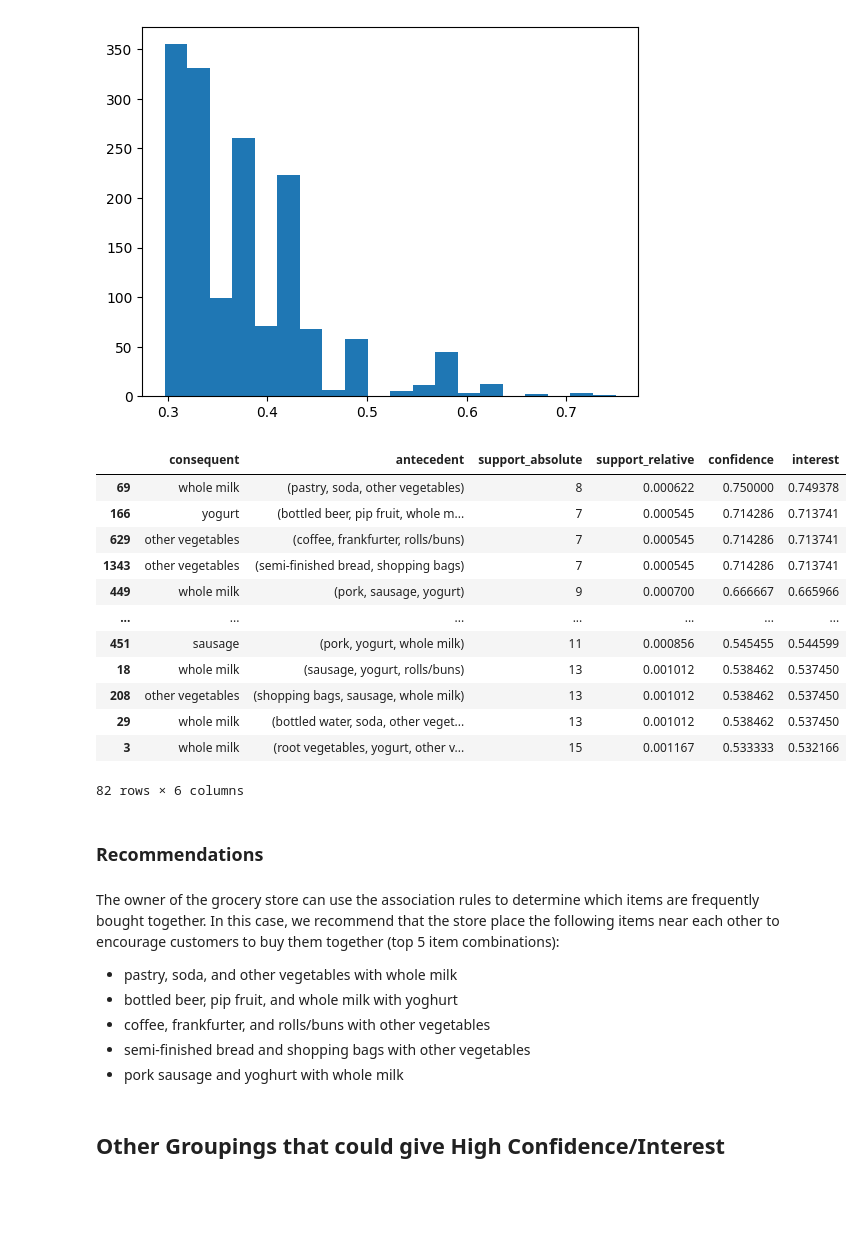
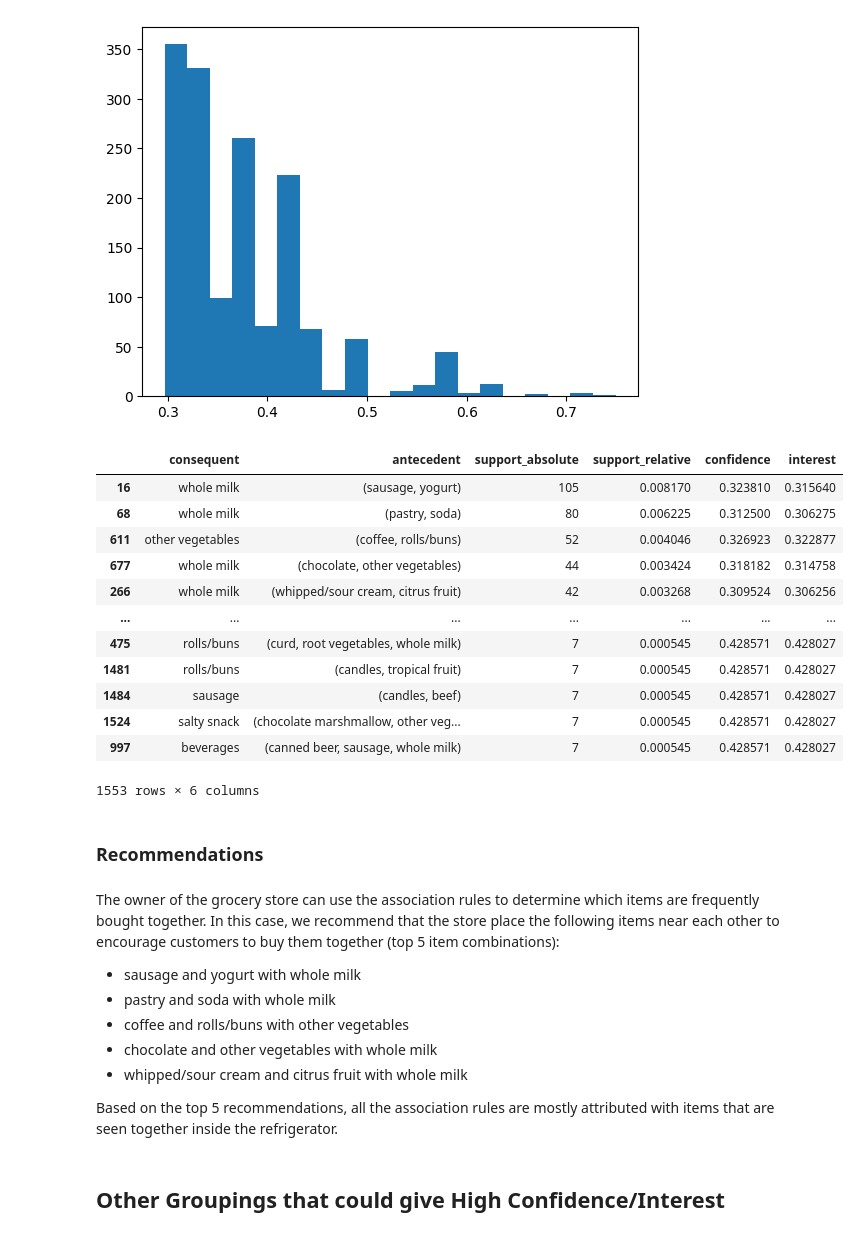
Before and after one commit to KyleCarlo/AssocRuleLearning, a Jupyter notebook: groceries-nb.ipynb, the cells around one changed output. Saved outputs shown, nothing was run; the diff lists cells and outputs as text; code cells hidden in the pictures; blank space fills up the shorter version.

```diff
--- a/groceries-nb.ipynb
+++ b/groceries-nb.ipynb
@@ -551,32 +555,36 @@ plt.hist(df_result['interest'], bins=20)
  <BarContainer object of 20 artists>)
 [figure]
 # %%
-threshold = 0.5
+threshold = 0.2
 df_interesting = df_result[df_result['interest'] > threshold]
+
+df_interesting = df_result.sort_values(['support_relative','interest'], ascending=False)
 df_interesting
 # %% [output]
 |  | consequent | antecedent | support_absolute | support_relative | confidence | interest |
-| 69 | whole milk | (pastry, soda, other vegetables) | 8 | 0.000622 | 0.750000 | 0.749378 |
-| 166 | yogurt | (bottled beer, pip fruit, whole m... | 7 | 0.000545 | 0.714286 | 0.713741 |
-| 629 | other vegetables | (coffee, frankfurter, rolls/buns) | 7 | 0.000545 | 0.714286 | 0.713741 |
-| 1343 | other vegetables | (semi-finished bread, shopping bags) | 7 | 0.000545 | 0.714286 | 0.713741 |
-| 449 | whole milk | (pork, sausage, yogurt) | 9 | 0.000700 | 0.666667 | 0.665966 |
+| 16 | whole milk | (sausage, yogurt) | 105 | 0.008170 | 0.323810 | 0.315640 |
+| 68 | whole milk | (pastry, soda) | 80 | 0.006225 | 0.312500 | 0.306275 |
+| 611 | other vegetables | (coffee, rolls/buns) | 52 | 0.004046 | 0.326923 | 0.322877 |
+| 677 | whole milk | (chocolate, other vegetables) | 44 | 0.003424 | 0.318182 | 0.314758 |
+| 266 | whole milk | (whipped/sour cream, citrus fruit) | 42 | 0.003268 | 0.309524 | 0.306256 |
 | ... | ... | ... | ... | ... | ... | ... |
-| 451 | sausage | (pork, yogurt, whole milk) | 11 | 0.000856 | 0.545455 | 0.544599 |
-| 18 | whole milk | (sausage, yogurt, rolls/buns) | 13 | 0.001012 | 0.538462 | 0.537450 |
-| 208 | other vegetables | (shopping bags, sausage, whole milk) | 13 | 0.001012 | 0.538462 | 0.537450 |
-| 29 | whole milk | (bottled water, soda, other veget... | 13 | 0.001012 | 0.538462 | 0.537450 |
-| 3 | whole milk | (root vegetables, yogurt, other v... | 15 | 0.001167 | 0.533333 | 0.532166 |
+| 475 | rolls/buns | (curd, root vegetables, whole milk) | 7 | 0.000545 | 0.428571 | 0.428027 |
+| 1481 | rolls/buns | (candles, tropical fruit) | 7 | 0.000545 | 0.428571 | 0.428027 |
+| 1484 | sausage | (candles, beef) | 7 | 0.000545 | 0.428571 | 0.428027 |
+| 1524 | salty snack | (chocolate marshmallow, other veg... | 7 | 0.000545 | 0.428571 | 0.428027 |
+| 997 | beverages | (canned beer, sausage, whole milk) | 7 | 0.000545 | 0.428571 | 0.428027 |
-82 rows × 6 columns
+1553 rows × 6 columns
 # %% [markdown]
 ### Recommendations
 # %% [markdown]
 The owner of the grocery store can use the association rules to determine which items are frequently bought together. In this case, we recommend that the store place the following items near each other to encourage customers to buy them together (top 5 item combinations):
-- pastry, soda, and other vegetables with whole milk
-- bottled beer, pip fruit, and whole milk with yoghurt
-- coffee, frankfurter, and rolls/buns with other vegetables
-- semi-finished bread and shopping bags with other vegetables
-- pork sausage and yoghurt with whole milk
+- sausage and yogurt with whole milk
+- pastry and soda with whole milk
+- coffee and rolls/buns with other vegetables
+- chocolate and other vegetables with whole milk
+- whipped/sour cream and citrus fruit with whole milk
+
+Based on the top 5 recommendations, all the association rules are mostly attributed with items that are seen together inside the refrigerator.
 # %% [markdown]
 ## Other Groupings that could give High Confidence/Interest
 # %% [markdown]
```
Also changed, not shown: parts of 24 cells of this notebook.
